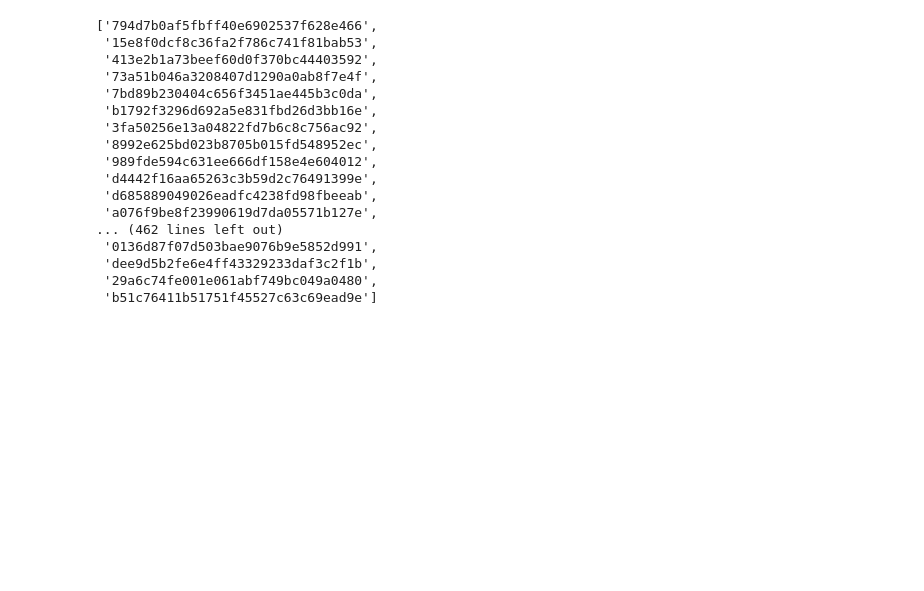
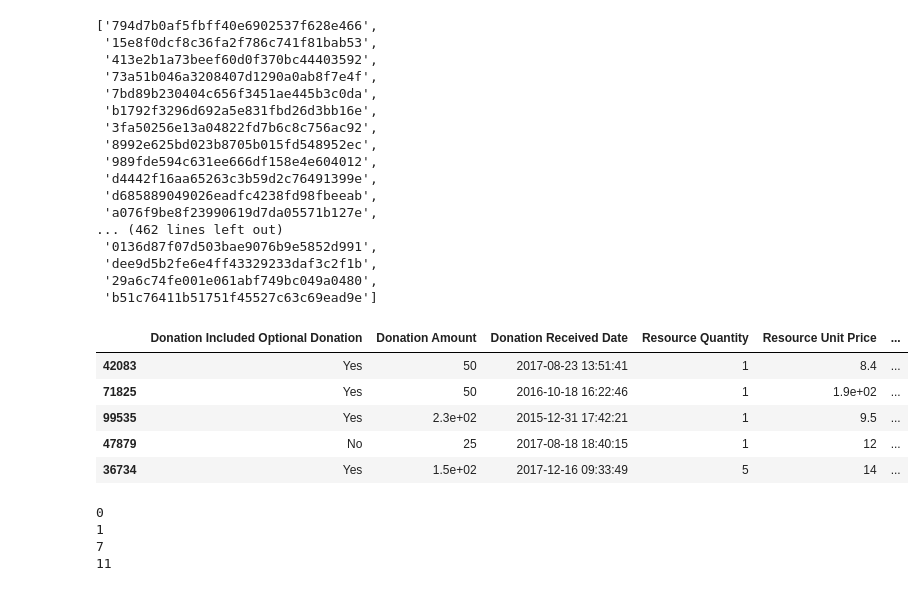
Before and after one commit to Cyntwikip/choosedonors, a Jupyter notebook: donorschoose-recommender-classifier-with-test.ipynb, the cells around one changed output. Saved outputs shown, nothing was run; the diff lists cells and outputs as text; code cells hidden in the pictures; blank space fills up the shorter version.

```diff
--- a/donorschoose-recommender-classifier-with-test.ipynb
+++ b/donorschoose-recommender-classifier-with-test.ipynb
@@ -509,0 +517,9 @@ out.tolist()
+# %%
+df_backup.head()
+# %% [output]
+|  | Donation Included Optional Donation | Donation Amount | Donation Received Date | Resource Quantity | Resource Unit Price | ... |
+| 42083 | Yes | 50 | 2017-08-23 13:51:41 | 1 | 8.4 | ... |
+| 71825 | Yes | 50 | 2016-10-18 16:22:46 | 1 | 1.9e+02 | ... |
+| 99535 | Yes | 2.3e+02 | 2015-12-31 17:42:21 | 1 | 9.5 | ... |
+| 47879 | No | 25 | 2017-08-18 18:40:15 | 1 | 12 | ... |
+| 36734 | Yes | 1.5e+02 | 2017-12-16 09:33:49 | 5 | 14 | ... |
@@ -509,0 +540,12 @@ out.tolist()
+# %%
+# df_backup[cols_backup[0]]
+# cats_backup
+for c in cats_backup:
+    #print(c)
+    if not cats_backup[c]:
+        print(c)
+# %% [output]
+0
+1
+7
+11
```
Also changed, not shown: parts of 8 cells of this notebook, 3 other files.
